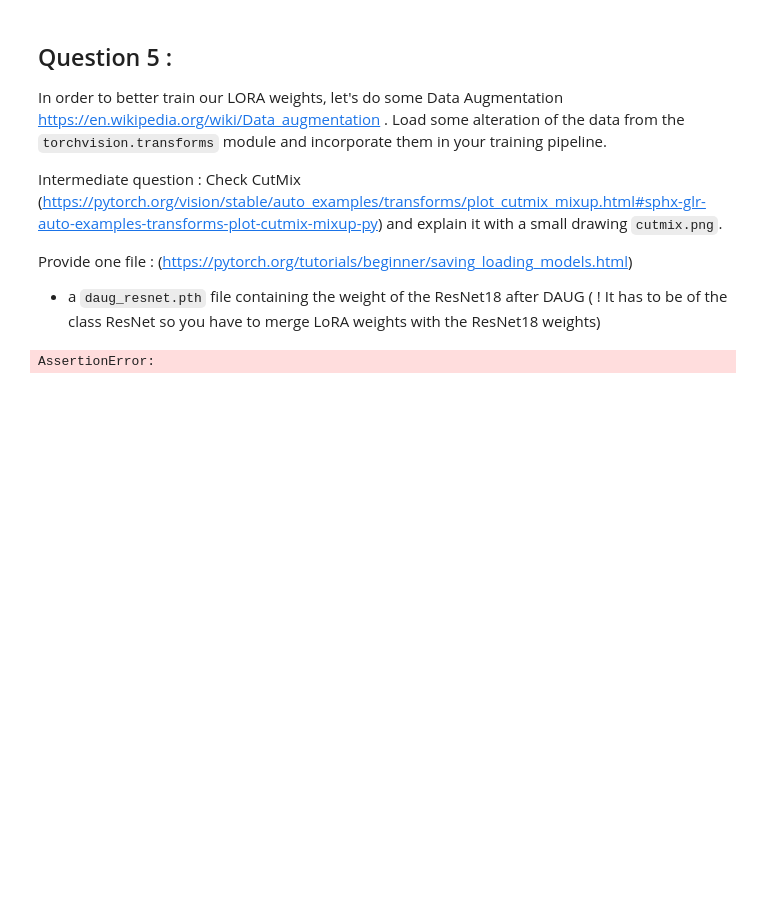
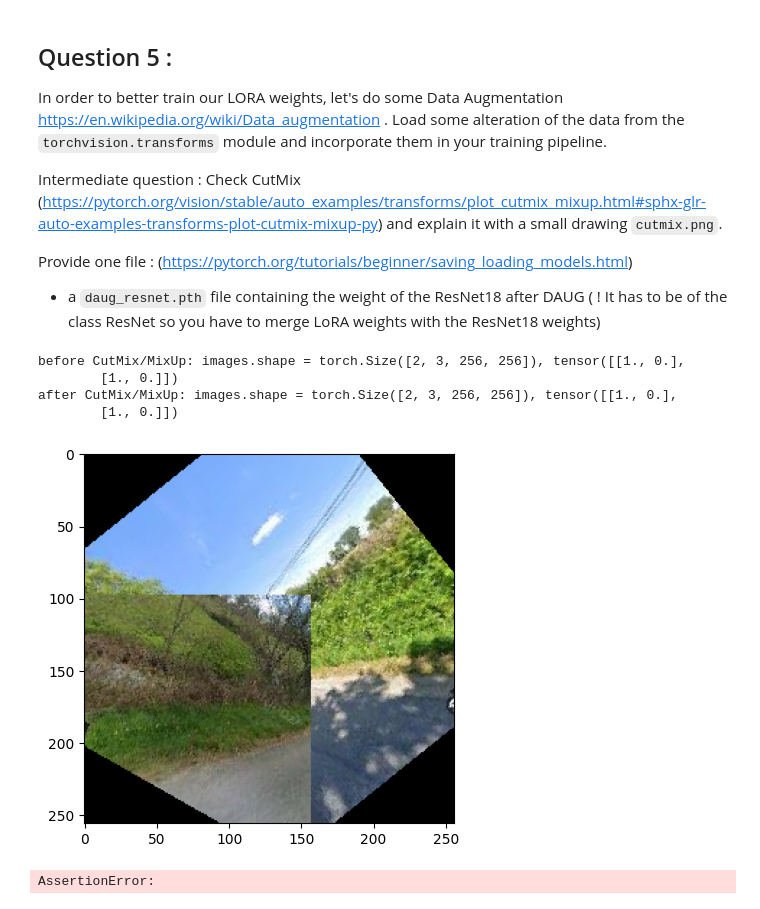
Before and after one commit to matthieuneau/deep-learning-practice, a Jupyter notebook: TP4.ipynb, the cells around one changed output. Cells and saved outputs as stored; diff of their text form; code cells hidden in the pictures; blank space fills up the shorter version.

Commit message:
add code for cutmix and mixup. add code to merge lora models

```diff
--- a/TP4.ipynb
+++ b/TP4.ipynb
@@ -365,3 +361,47 @@ from torchvision.transforms import v2
+# %%
+## Data Augmentation
+from torchvision.transforms import v2
+from torch.utils.data import default_collate
+
+
+augmentation_transform = v2.Compose(
+    [
+        v2.RandomHorizontalFlip(p=0.2),
+        v2.RandomVerticalFlip(p=0.2),
+        v2.RandomRotation(45),
+        v2.ToTensor(),
+    ]
+)
+
+augmented_dataset = datasets.ImageFolder(
+    "data/TP4_images/north_dataset_sample", transform=augmentation_transform
+)
+
+cutmix = v2.CutMix(num_classes=2)
+mixup = v2.MixUp(num_classes=2)
+cutmix_or_mixup = v2.RandomChoice([cutmix, mixup])
+
+
+def collate_fn(batch):
+    return cutmix_or_mixup(*default_collate(batch))
+
+
+augmented_dataloader = DataLoader(
+    augmented_dataset, batch_size=2, shuffle=True, collate_fn=collate_fn
+)
+
+for images, labels in augmented_dataloader:
+    print(f"before CutMix/MixUp: {images.shape = }, {labels}")
+    # images, labels = cutmix_or_mixup(images, labels)
+    print(f"after CutMix/MixUp: {images.shape = }, {labels}")
+    plt.imshow(images[0].squeeze(0).permute(1, 2, 0))
+    break
+# %% [output]
+before CutMix/MixUp: images.shape = torch.Size([2, 3, 256, 256]), tensor([[1., 0.],
+        [1., 0.]])
+after CutMix/MixUp: images.shape = torch.Size([2, 3, 256, 256]), tensor([[1., 0.],
+        [1., 0.]])
+[figure, added]
 # %%
 lora_model = NotImplementedError  # <YOUR CODE>
 assert isinstance(lora_model, models.ResNet)
```
Also changed, not shown: parts of 8 cells of this notebook, 3 other files.
